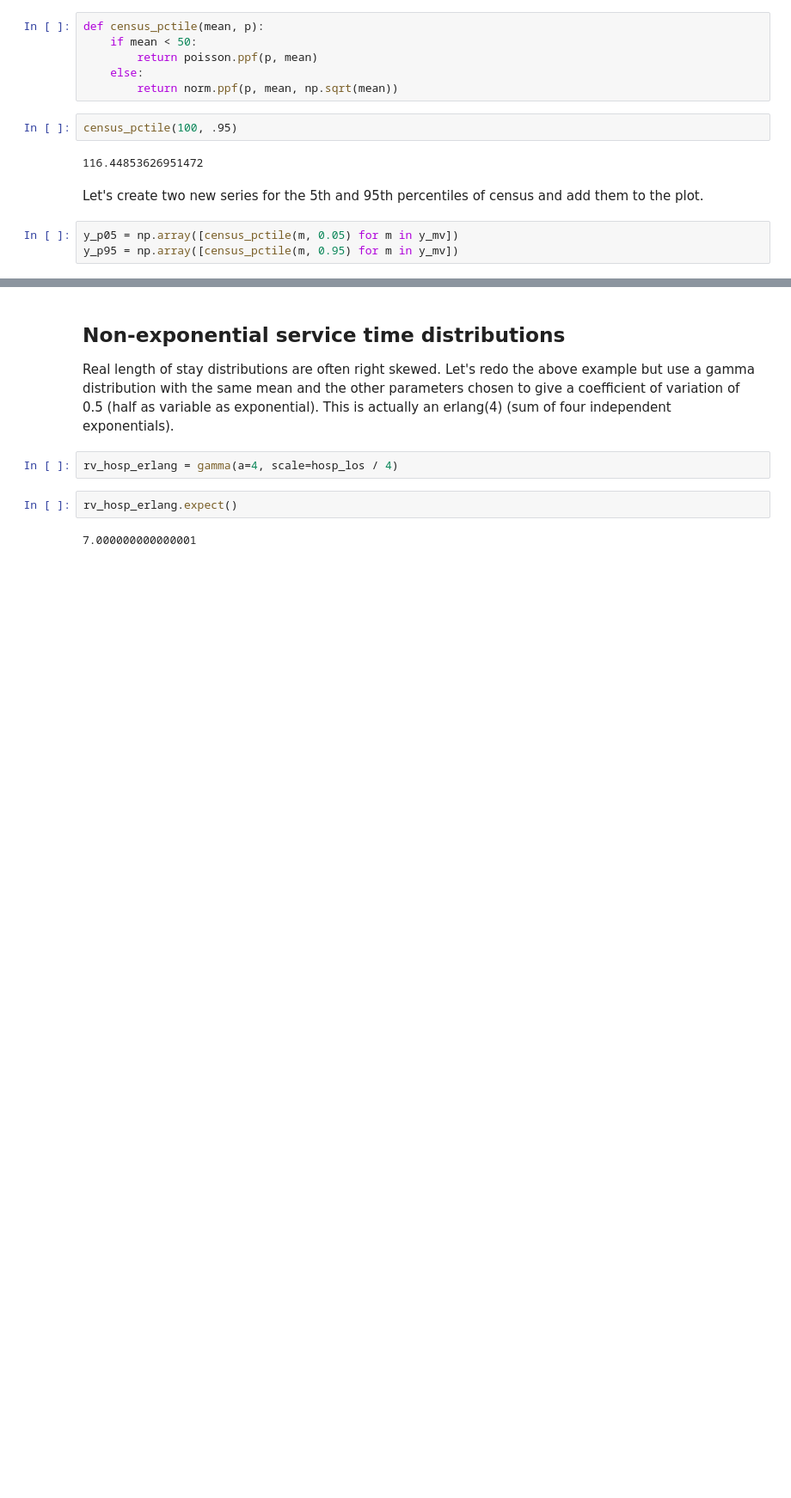
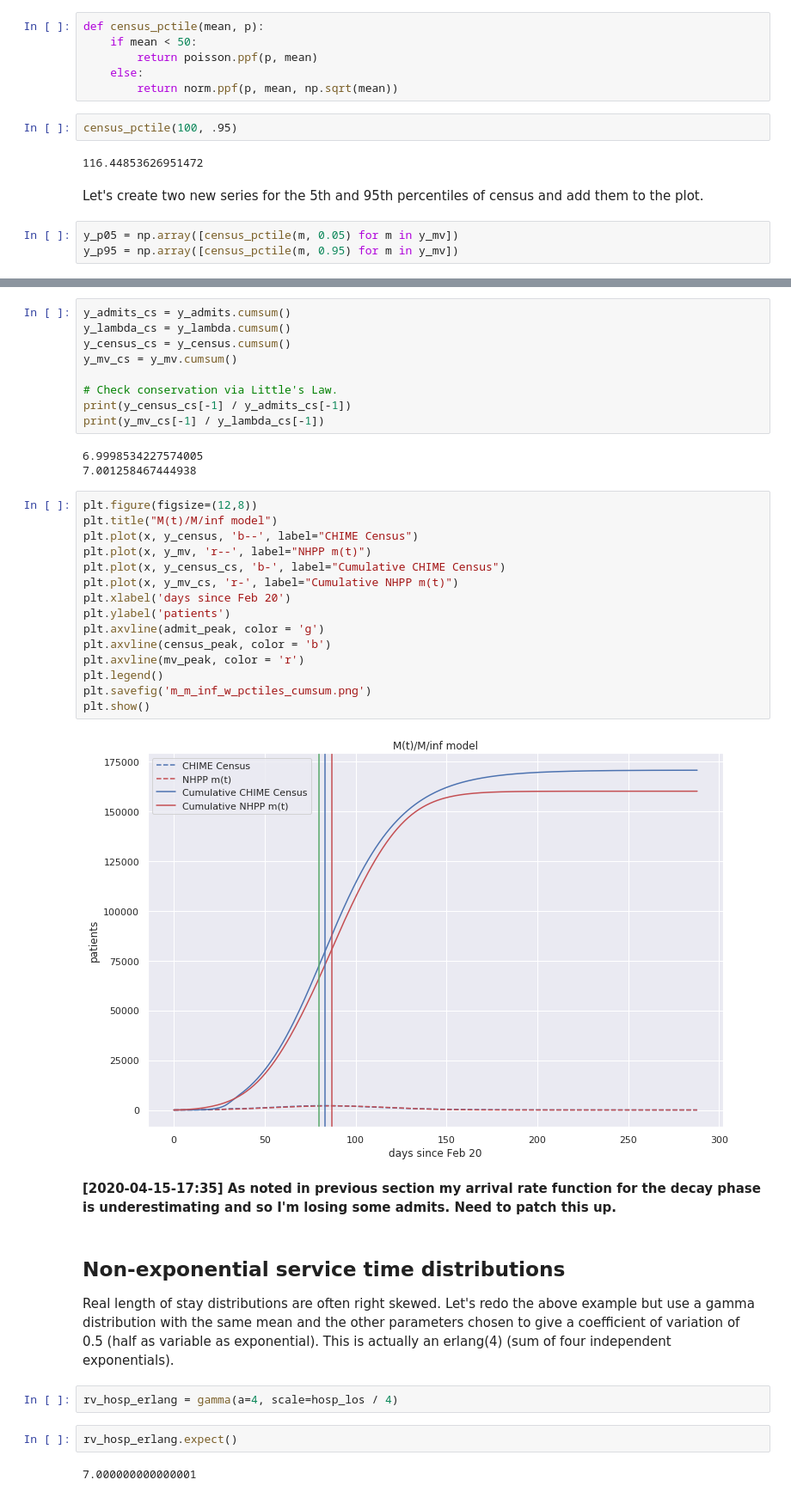
Before and after one commit to misken/c19, a Jupyter notebook: mychime/modeling/chime_flow_resources_p2.ipynb, the cells around one changed output, grey strips where cells are left out. Shown at 86% size. Cells and saved outputs as stored; diff of their text form; blank space fills up the shorter version.

```diff
--- a/mychime/modeling/chime_flow_resources_p2.ipynb
+++ b/mychime/modeling/chime_flow_resources_p2.ipynb
@@ -794,3 +794,34 @@ plt.show()
+# %%
+y_admits_cs = y_admits.cumsum()
+y_lambda_cs = y_lambda.cumsum()
+y_census_cs = y_census.cumsum()
+y_mv_cs = y_mv.cumsum()
+
+# Check conservation via Little's Law.
+print(y_census_cs[-1] / y_admits_cs[-1])
+print(y_mv_cs[-1] / y_lambda_cs[-1])
+# %% [output]
+6.9998534227574005
+7.001258467444938
+# %%
+plt.figure(figsize=(12,8))
+plt.title("M(t)/M/inf model")
+plt.plot(x, y_census, 'b--', label="CHIME Census")
+plt.plot(x, y_mv, 'r--', label="NHPP m(t)")
+plt.plot(x, y_census_cs, 'b-', label="Cumulative CHIME Census")
+plt.plot(x, y_mv_cs, 'r-', label="Cumulative NHPP m(t)")
+plt.xlabel('days since Feb 20')
+plt.ylabel('patients')
+plt.axvline(admit_peak, color = 'g')
+plt.axvline(census_peak, color = 'b')
+plt.axvline(mv_peak, color = 'r')
+plt.legend()
+plt.savefig('m_m_inf_w_pctiles_cumsum.png')
+plt.show()
+# %% [output]
+[figure, added]
+# %% [markdown]
+**[2020-04-15-17:35] As noted in previous section my arrival rate function for the decay phase is underestimating and so I'm losing some admits. Need to patch this up.**
 # %% [markdown]
 ## Non-exponential service time distributions
 Real length of stay distributions are often right skewed. Let's redo the above example but use a gamma distribution with the same mean and the other parameters chosen to give a coefficient of variation of 0.5 (half as variable as exponential). This is actually an erlang(4) (sum of four independent exponentials).
```
Also changed, not shown: parts of 23 cells of this notebook.
